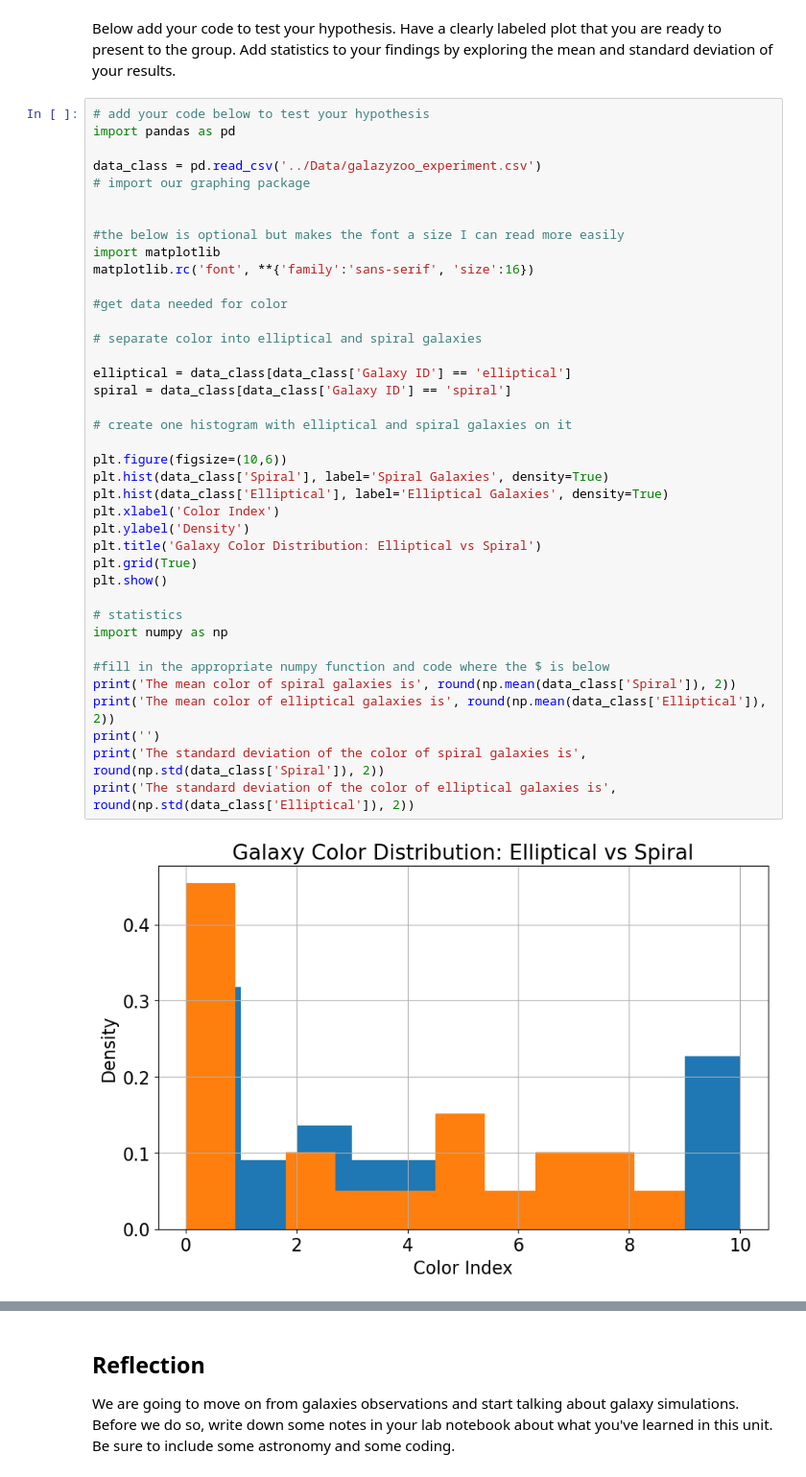
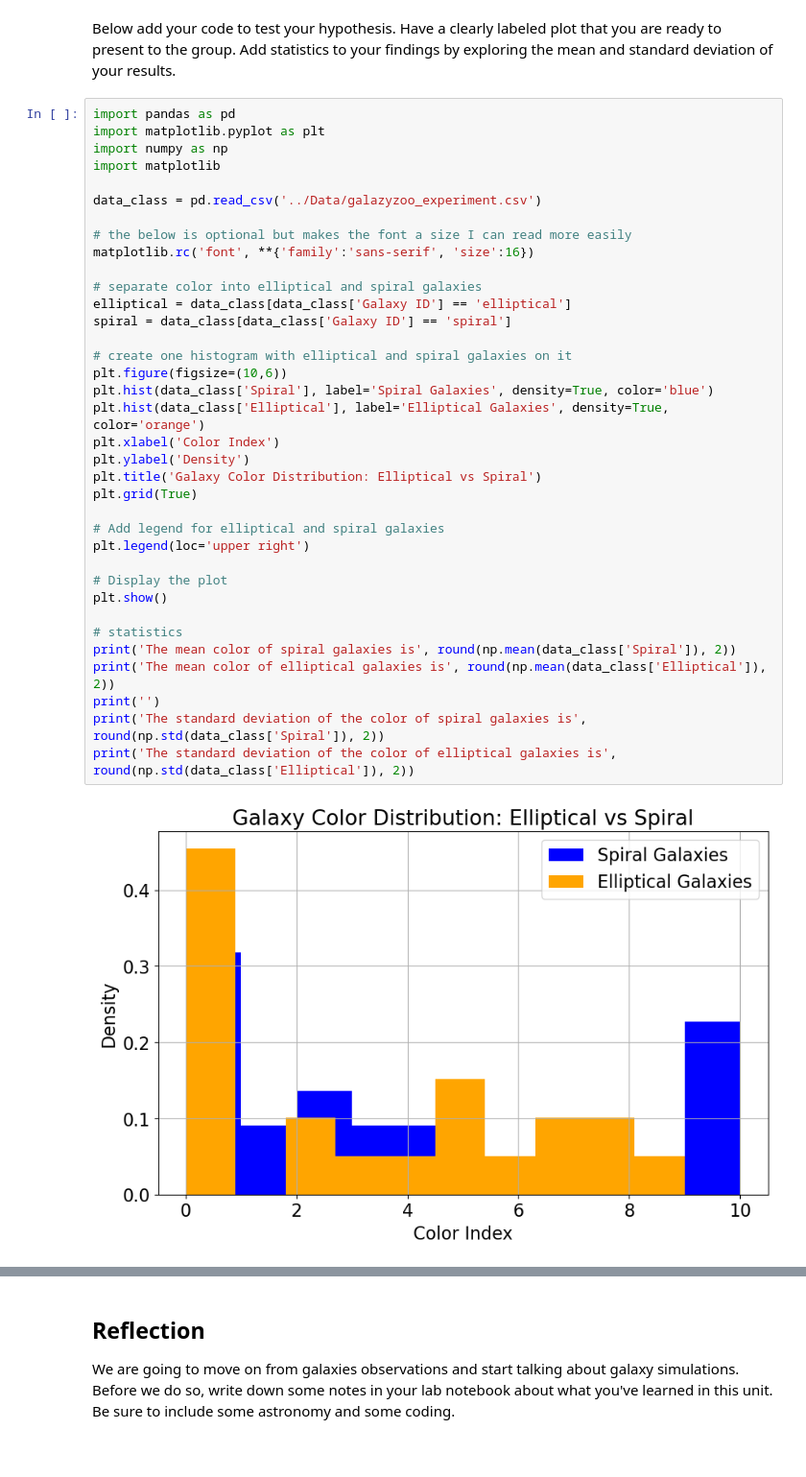
Before and after one commit to Op173/CFR-2025, a Jupyter notebook: Astro/Blank/5 - Observed Galaxies Pt3.ipynb, the cells around one changed output, grey strips where cells are left out. Shown at 96% size. Drawn from its saved outputs; the diff is of its cells as text.

```diff
--- a/Astro/Blank/5 - Observed Galaxies Pt3.ipynb
+++ b/Astro/Blank/5 - Observed Galaxies Pt3.ipynb
@@ -198,46 +198,43 @@ OR comparing star formation rate or redshift if available (redshift = distance =
 # %% [markdown]
 Below add your code to test your hypothesis. Have a clearly labeled plot that you are ready to present to the group. Add statistics to your findings by exploring the mean and standard deviation of your results.
 # %%
-# add your code below to test your hypothesis
 import pandas as pd
+import matplotlib.pyplot as plt
+import numpy as np
+import matplotlib
 
 data_class = pd.read_csv('../Data/galazyzoo_experiment.csv')
-# import our graphing package
 
-
-#the below is optional but makes the font a size I can read more easily
-import matplotlib
+# the below is optional but makes the font a size I can read more easily
 matplotlib.rc('font', **{'family':'sans-serif', 'size':16})
 
-#get data needed for color
-
 # separate color into elliptical and spiral galaxies
-
 elliptical = data_class[data_class['Galaxy ID'] == 'elliptical']
 spiral = data_class[data_class['Galaxy ID'] == 'spiral']
 
 # create one histogram with elliptical and spiral galaxies on it
-
 plt.figure(figsize=(10,6))
-plt.hist(data_class['Spiral'], label='Spiral Galaxies', density=True)
-plt.hist(data_class['Elliptical'], label='Elliptical Galaxies', density=True)
+plt.hist(data_class['Spiral'], label='Spiral Galaxies', density=True, color='blue')
+plt.hist(data_class['Elliptical'], label='Elliptical Galaxies', density=True, color='orange')
 plt.xlabel('Color Index')
 plt.ylabel('Density')
 plt.title('Galaxy Color Distribution: Elliptical vs Spiral')
 plt.grid(True)
+
+# Add legend for elliptical and spiral galaxies
+plt.legend(loc='upper right')
+
+# Display the plot
 plt.show()
 
 # statistics
-import numpy as np
-
-#fill in the appropriate numpy function and code where the $ is below
 print('The mean color of spiral galaxies is', round(np.mean(data_class['Spiral']), 2))
 print('The mean color of elliptical galaxies is', round(np.mean(data_class['Elliptical']), 2))
 print('')
 print('The standard deviation of the color of spiral galaxies is', round(np.std(data_class['Spiral']), 2))
 print('The standard deviation of the color of elliptical galaxies is', round(np.std(data_class['Elliptical']), 2))
 # %% [output]
-[figure, old version]
+[figure, new version]
 The mean color of spiral galaxies is 3.59
 The mean color of elliptical galaxies is 3.23
 
```
Also changed, not shown: parts of 1 cell of this notebook.
